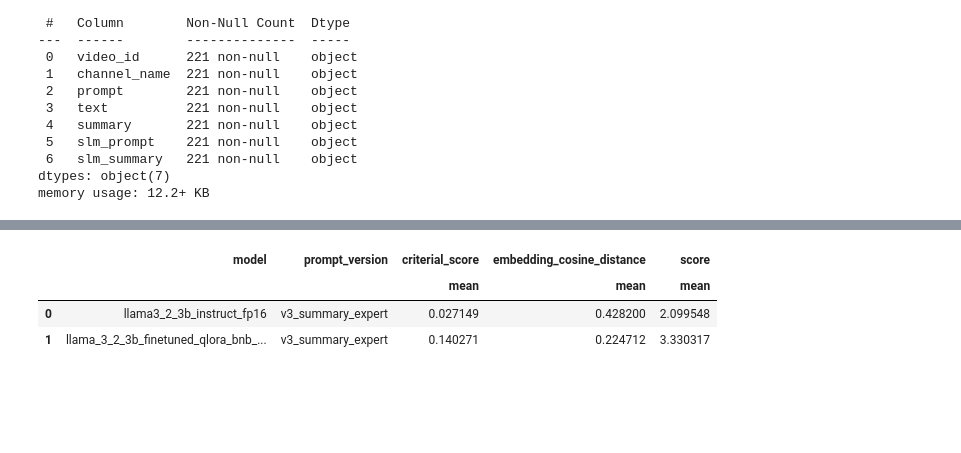
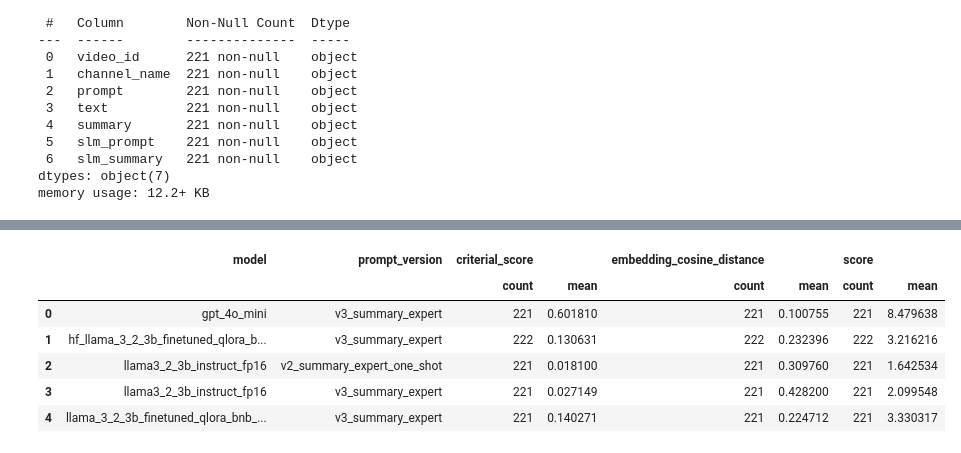
Before and after one commit to AndresR2909/poc-summary, a Jupyter notebook: notebooks/test_mlflow.ipynb, the cells around one changed output, grey strips where cells are left out. Cells and saved outputs as stored; diff of their text form; code cells hidden in the pictures; blank space fills up the shorter version.

```diff
--- a/notebooks/test_mlflow.ipynb
+++ b/notebooks/test_mlflow.ipynb
@@ -33,6 +33,7 @@ runs = client.search_runs(
     order_by=[
         "start_time DESC",
     ],
+    max_results=2000,
 )
 
 if not runs:
@@ -140,19 +141,24 @@ memory usage: 27.8+ KB
 # %%
 # Filtrar y agrupar dataset por Chunk Size y Prompt, sacar promedio del resto de columnas
 # Agrupar por 'model' y 'prompt_version' y calcular estadísticas agregadas
 df_grouped_1 = (
     df.drop(columns=["video_id", "channel_name"])
     .groupby(["model", "prompt_version"])
-    .agg(['mean']) #.agg(['min', 'max' , 'sum', 'median','mean'])
+    .agg(['count','mean']) #.agg(['min', 'max' , 'sum', 'median','mean'])
     .reset_index()
 )
 
-df_grouped_1
+# Para mostrar el contenido completo del DataFrame sin truncar columnas o filas
+with pd.option_context('display.max_rows', None, 'display.max_columns', None, 'display.width', None, 'display.max_colwidth', None):
+    display(df_grouped_1)
 # %% [output]
-|  | model | prompt_version | criterial_score | embedding_cosine_distance | score |
-|  |  |  | mean | mean | mean |
-| 0 | llama3_2_3b_instruct_fp16 | v3_summary_expert | 0.027149 | 0.428200 | 2.099548 |
-| 1 | llama_3_2_3b_finetuned_qlora_bnb_... | v3_summary_expert | 0.140271 | 0.224712 | 3.330317 |
+|  | model | prompt_version | criterial_score |  | embedding_cosine_distance |  | score |  |
+|  |  |  | count | mean | count | mean | count | mean |
+| 0 | gpt_4o_mini | v3_summary_expert | 221 | 0.601810 | 221 | 0.100755 | 221 | 8.479638 |
+| 1 | hf_llama_3_2_3b_finetuned_qlora_b... | v3_summary_expert | 222 | 0.130631 | 222 | 0.232396 | 222 | 3.216216 |
+| 2 | llama3_2_3b_instruct_fp16 | v2_summary_expert_one_shot | 221 | 0.018100 | 221 | 0.309760 | 221 | 1.642534 |
+| 3 | llama3_2_3b_instruct_fp16 | v3_summary_expert | 221 | 0.027149 | 221 | 0.428200 | 221 | 2.099548 |
+| 4 | llama_3_2_3b_finetuned_qlora_bnb_... | v3_summary_expert | 221 | 0.140271 | 221 | 0.224712 | 221 | 3.330317 |
 # %%
 contex = 4096 # block_size=8192 or max_seq_length: 4096
 # Filtrar y agrupar dataset por Chunk Size y Prompt, sacar promedio del resto de columnas
```
Also changed, not shown: parts of 7 cells of this notebook, 2 other files.
